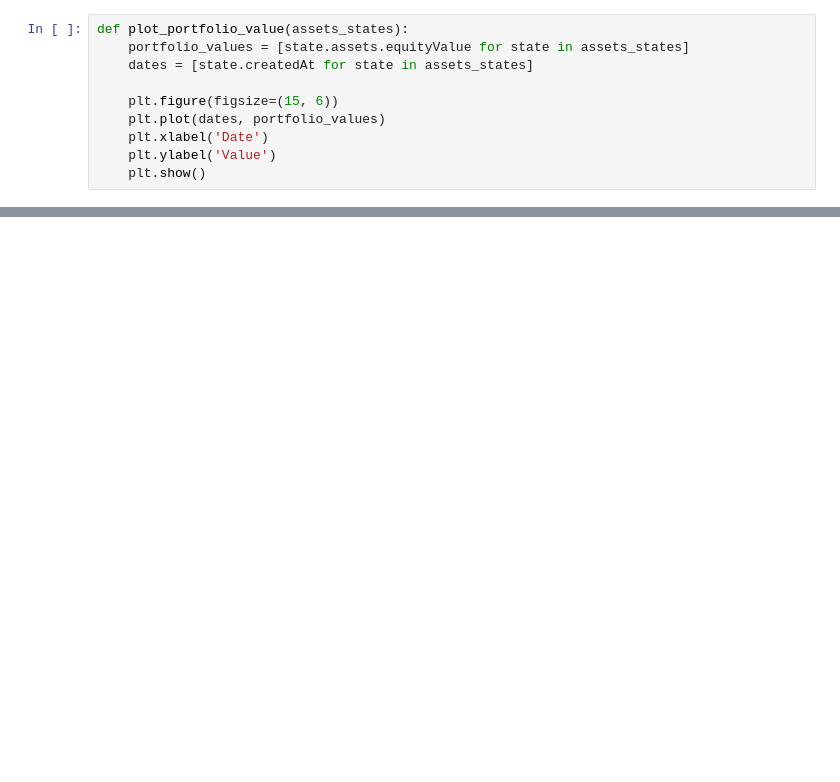
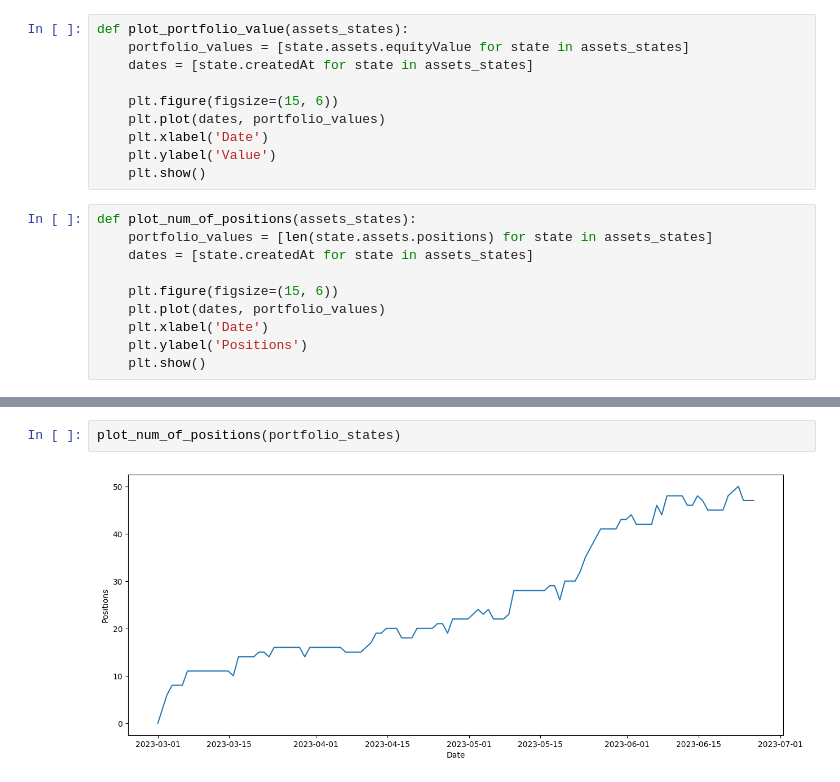
Before and after one commit to wolny33/ML-Trading, a Jupyter notebook: Analysis/plots.ipynb, the cells around one changed output, grey strips where cells are left out. Saved outputs shown, nothing was run; the diff lists cells and outputs as text; blank space fills up the shorter version.

```diff
--- a/Analysis/plots.ipynb
+++ b/Analysis/plots.ipynb
@@ -13,6 +13,16 @@ def plot_portfolio_value(assets_states):
     plt.xlabel('Date')
     plt.ylabel('Value')
     plt.show()
+# %%
+def plot_num_of_positions(assets_states):
+    portfolio_values = [len(state.assets.positions) for state in assets_states]
+    dates = [state.createdAt for state in assets_states]
+
+    plt.figure(figsize=(15, 6))
+    plt.plot(dates, portfolio_values)
+    plt.xlabel('Date')
+    plt.ylabel('Positions')
+    plt.show()
 # %%
 plot_portfolio_value(portfolio_states)
 # %% [output]
@@ -19,0 +30,4 @@ plot_portfolio_value(portfolio_states)
+# %%
+plot_num_of_positions(portfolio_states)
+# %% [output]
+[figure, added]
```
Also changed, not shown: parts of 2 cells of this notebook.
